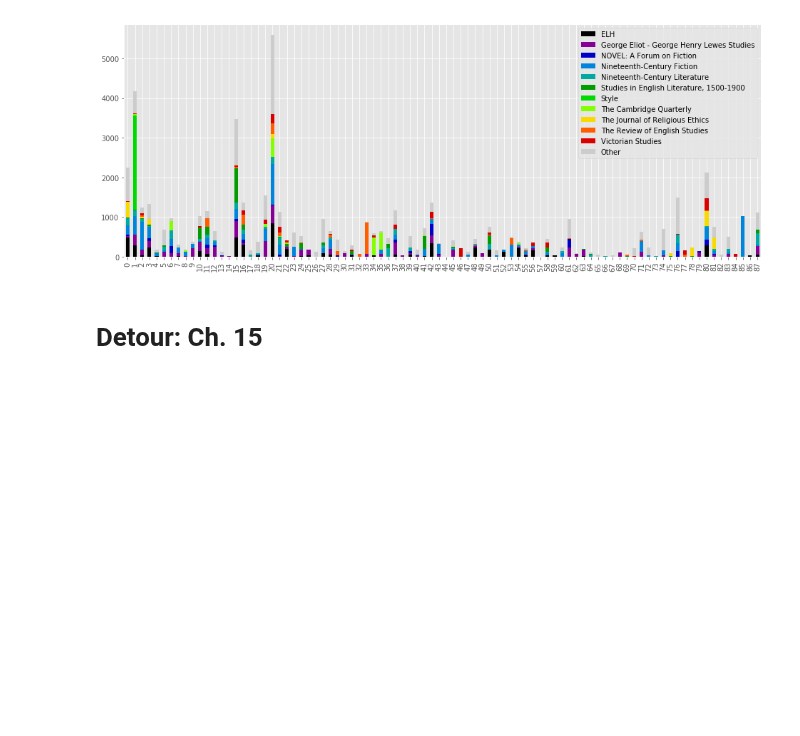
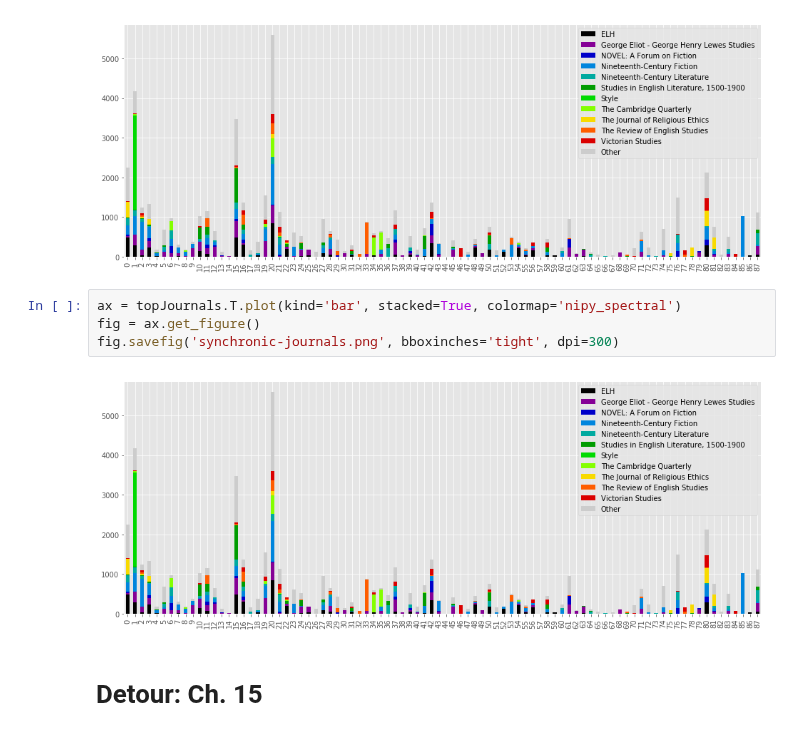
Before and after one commit to lit-mod-viz/middlemarch-critical-histories, a Jupyter notebook: notebooks/jstor-analysis.ipynb, the cells around one changed output. Cells and saved outputs as stored; diff of their text form; blank space fills up the shorter version.

Commit message:
redo images in poster for higher DPI

```diff
--- a/notebooks/jstor-analysis.ipynb
+++ b/notebooks/jstor-analysis.ipynb
@@ -381,6 +385,12 @@ topJournals.T.plot(kind='bar', stacked=True, colormap='nipy_spectral')
 # %% [output]
 <matplotlib.axes._subplots.AxesSubplot at 0x...>
 [figure]
+# %%
+ax = topJournals.T.plot(kind='bar', stacked=True, colormap='nipy_spectral')
+fig = ax.get_figure()
+fig.savefig('synchronic-journals.png', bboxinches='tight', dpi=300)
+# %% [output]
+[figure, added]
 # %% [markdown]
 # Detour: Ch. 15
 # %%
```
Also changed, not shown: parts of 4 cells of this notebook, 10 other files.
